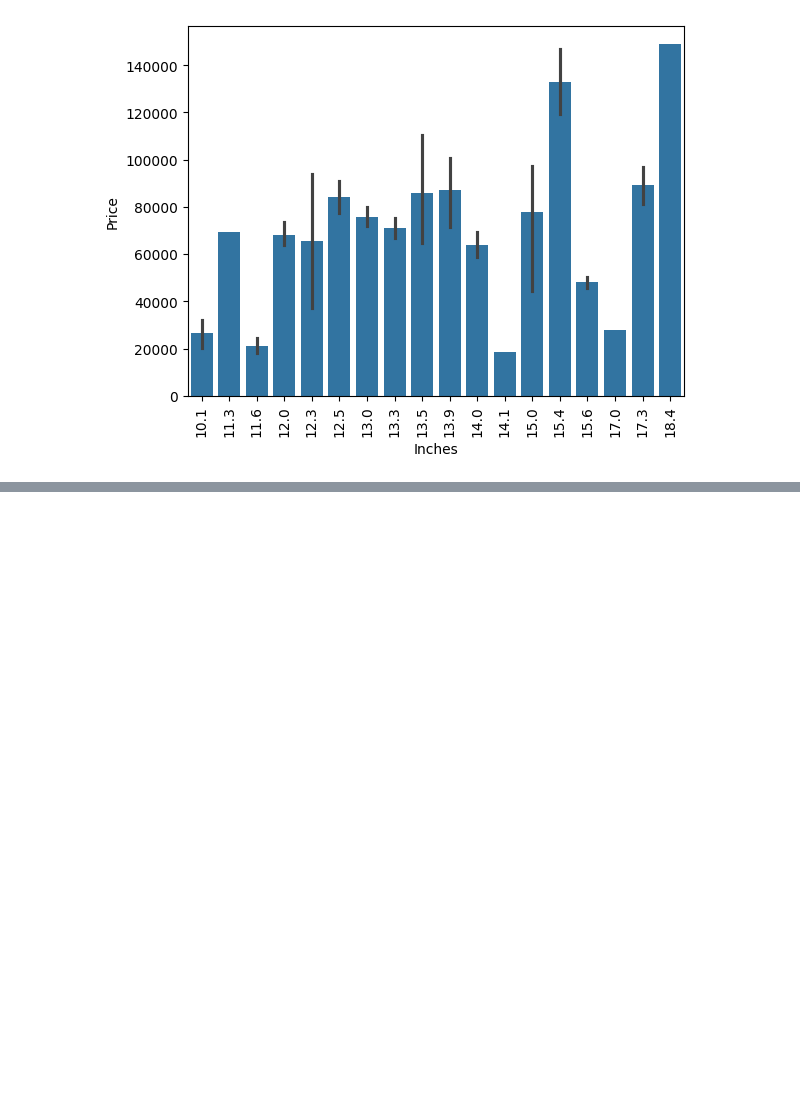
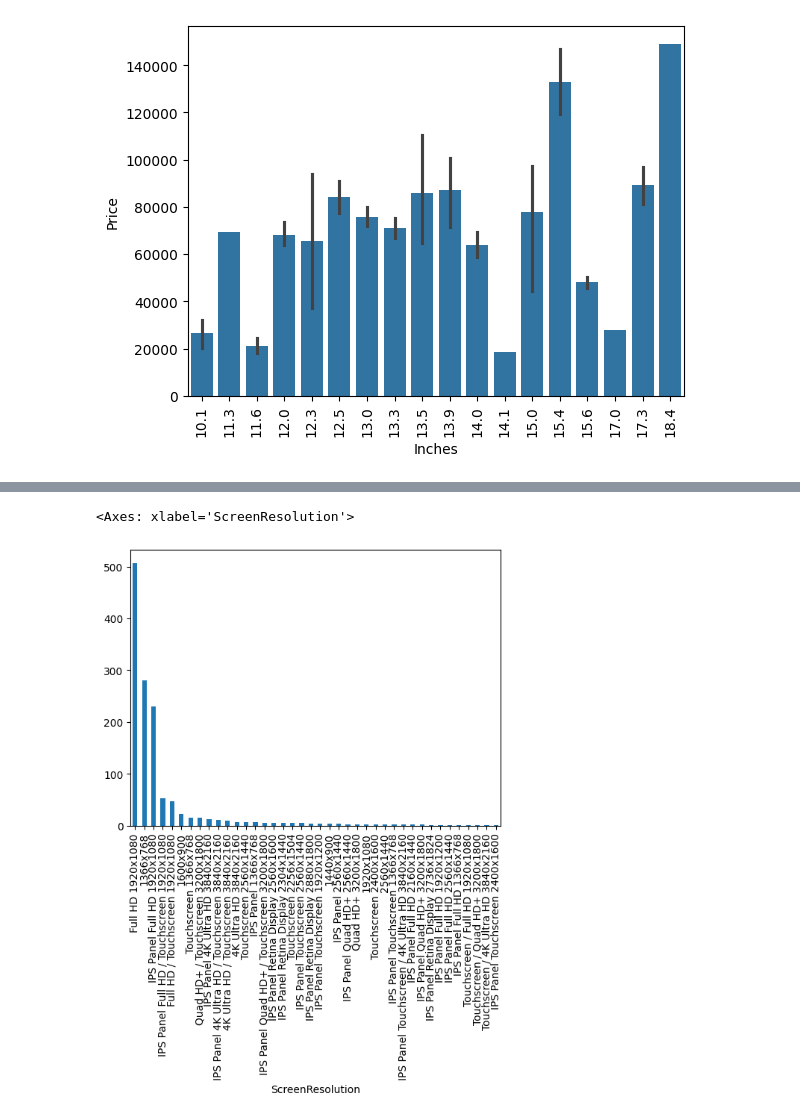
Before and after one commit to ChitwanRana/Predictive-Price-Estimator, a Jupyter notebook: Laptop_Price_Prediction.ipynb, the cells around one changed output, grey strips where cells are left out. Saved outputs shown, nothing was run; the diff lists cells and outputs as text; code cells hidden in the pictures; blank space fills up the shorter version.

```diff
--- a/Laptop_Price_Prediction.ipynb
+++ b/Laptop_Price_Prediction.ipynb
@@ -120,0 +163,5 @@ plt.show()
+# %%
+laptop['ScreenResolution'].value_counts().plot(kind='bar')
+# %% [output]
+<Axes: xlabel='ScreenResolution'>
+[figure, added]
```
Also changed, not shown: parts of 20 cells of this notebook.
